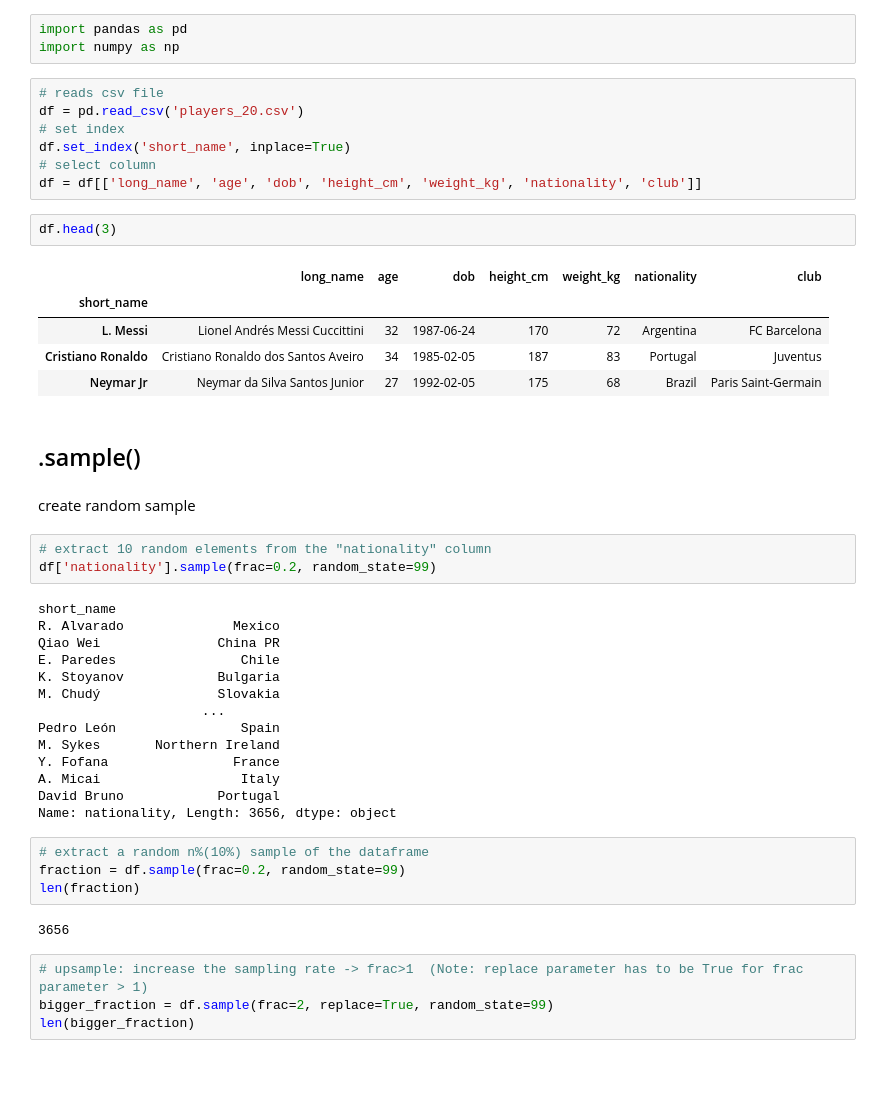
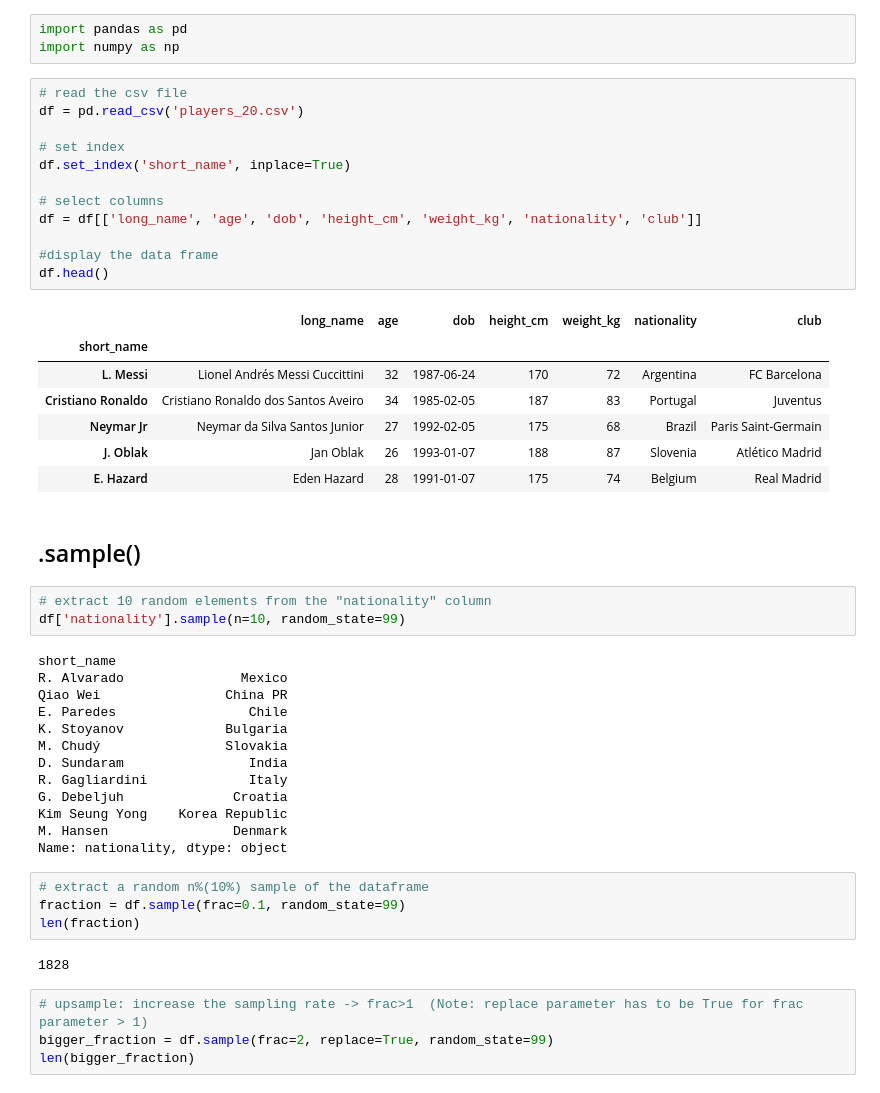
Before and after one commit to Dbarbanakov/data_science_with_python, a Jupyter notebook: 03_data_extraction/05_methods.ipynb, the cells around one changed output. Saved outputs shown, nothing was run; the diff lists cells and outputs as text.

```diff
--- a/03_data_extraction/05_methods.ipynb
+++ b/03_data_extraction/05_methods.ipynb
@@ -2,47 +2,49 @@
 import pandas as pd
 import numpy as np
 # %%
-# reads csv file
+# read the csv file
 df = pd.read_csv('players_20.csv')
+
 # set index
 df.set_index('short_name', inplace=True)
-# select column
+
+# select columns
 df = df[['long_name', 'age', 'dob', 'height_cm', 'weight_kg', 'nationality', 'club']]
+
+#display the data frame
+df.head()
+# %% [output]
+|  | long_name | age | dob | height_cm | weight_kg | nationality | club |
+| short_name |  |  |  |  |  |  |  |
+| L. Messi | Lionel Andrés Messi Cuccittini | 32 | 1987-06-24 | 170 | 72 | Argentina | FC Barcelona |
+| Cristiano Ronaldo | Cristiano Ronaldo dos Santos Aveiro | 34 | 1985-02-05 | 187 | 83 | Portugal | Juventus |
+| Neymar Jr | Neymar da Silva Santos Junior | 27 | 1992-02-05 | 175 | 68 | Brazil | Paris Saint-Germain |
+| J. Oblak | Jan Oblak | 26 | 1993-01-07 | 188 | 87 | Slovenia | Atlético Madrid |
+| E. Hazard | Eden Hazard | 28 | 1991-01-07 | 175 | 74 | Belgium | Real Madrid |
-# %%
-df.head(3)
-# %% [output]
-|  | long_name | age | dob | height_cm | weight_kg | nationality | club |
-| short_name |  |  |  |  |  |  |  |
-| L. Messi | Lionel Andrés Messi Cuccittini | 32 | 1987-06-24 | 170 | 72 | Argentina | FC Barcelona |
-| Cristiano Ronaldo | Cristiano Ronaldo dos Santos Aveiro | 34 | 1985-02-05 | 187 | 83 | Portugal | Juventus |
-| Neymar Jr | Neymar da Silva Santos Junior | 27 | 1992-02-05 | 175 | 68 | Brazil | Paris Saint-Germain |
 # %% [markdown]
 ## .sample()
-# %% [markdown]
-create random sample
 # %%
 # extract 10 random elements from the "nationality" column
-df['nationality'].sample(frac=0.2, random_state=99)
+df['nationality'].sample(n=10, random_state=99)
 # %% [output]
 short_name
-R. Alvarado              Mexico
-Qiao Wei               China PR
-E. Paredes                Chile
-K. Stoyanov            Bulgaria
-M. Chudý               Slovakia
-                     ...
-Pedro León                Spain
-M. Sykes       Northern Ireland
-Y. Fofana                France
-A. Micai                  Italy
-David Bruno            Portugal
-Name: nationality, Length: 3656, dtype: object
+R. Alvarado               Mexico
+Qiao Wei                China PR
+E. Paredes                 Chile
+K. Stoyanov             Bulgaria
+M. Chudý                Slovakia
+D. Sundaram                India
+R. Gagliardini             Italy
+G. Debeljuh              Croatia
+Kim Seung Yong    Korea Republic
+M. Hansen                Denmark
+Name: nationality, dtype: object
 # %%
 # extract a random n%(10%) sample of the dataframe
-fraction = df.sample(frac=0.2, random_state=99)
+fraction = df.sample(frac=0.1, random_state=99)
 len(fraction)
 # %% [output]
-3656
+1828
 # %%
 # upsample: increase the sampling rate -> frac>1  (Note: replace parameter has to be True for frac parameter > 1)
 bigger_fraction = df.sample(frac=2, replace=True, random_state=99)
```
Also changed, not shown: 1 other file.
